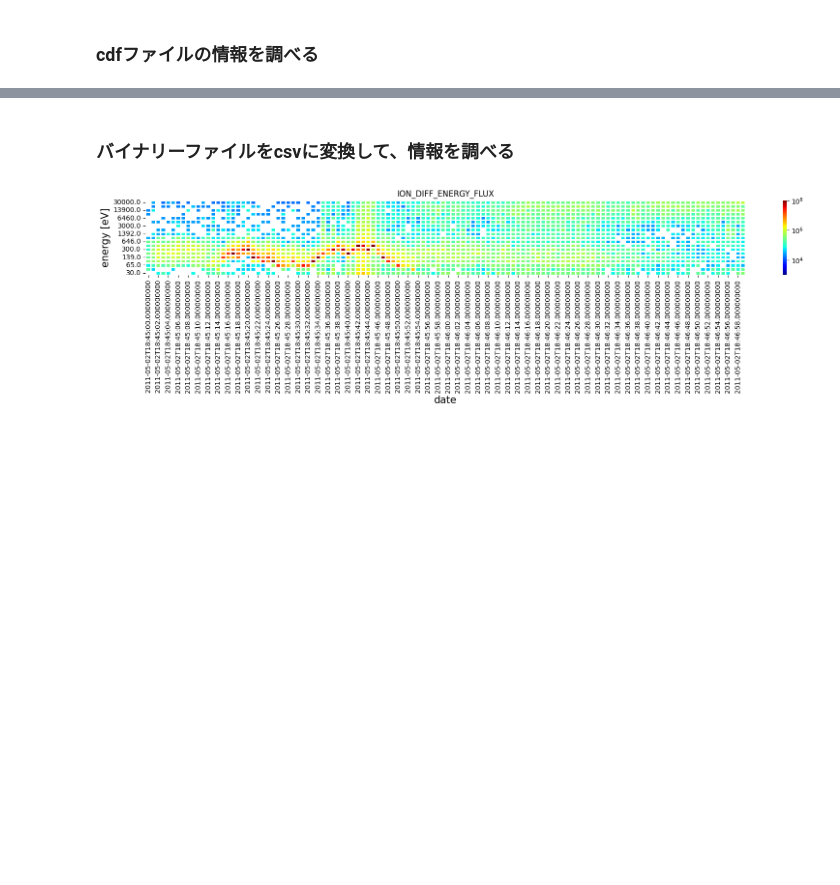
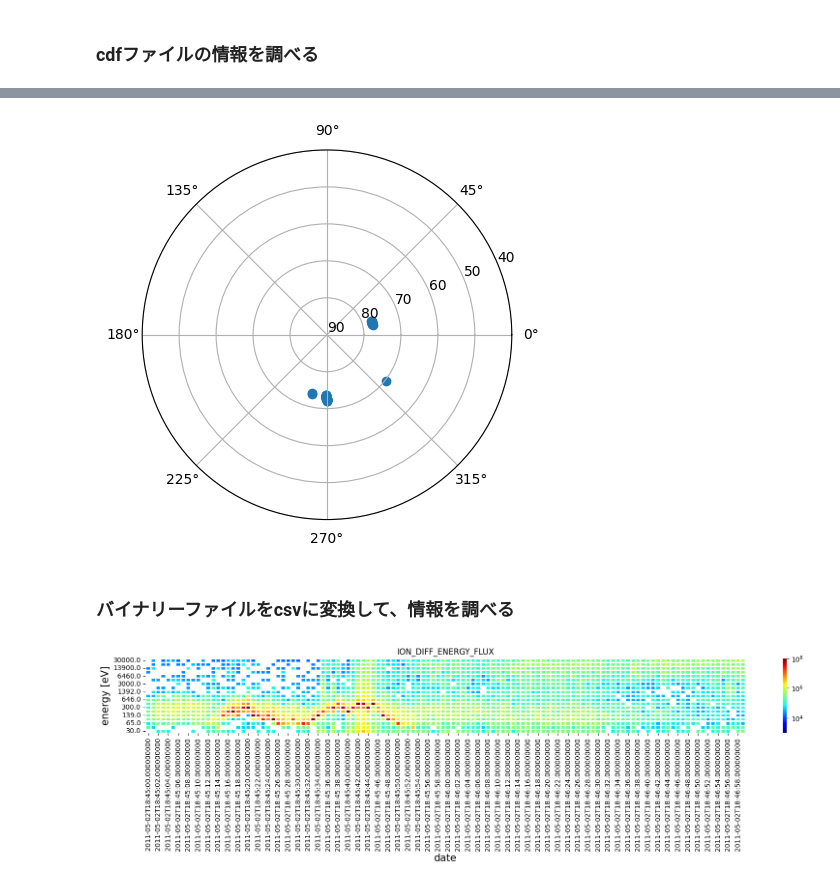
Before and after one commit to umeyuu/Satellite-Database, a Jupyter notebook: test.ipynb, the cells around one changed output, grey strips where cells are left out. Cells and saved outputs as stored; diff of their text form; code cells hidden in the pictures; blank space fills up the shorter version.

```diff
--- a/test.ipynb
+++ b/test.ipynb
@@ -20,3 +26,7 @@ sat.heat_map(mode='I')
+# %%
+sat.plot_charge_pos()
+# %% [output]
+[figure, added]
 # %% [markdown]
 ### バイナリーファイルをcsvに変換して、情報を調べる
 # %%
```
Also changed, not shown: parts of 4 cells of this notebook.
